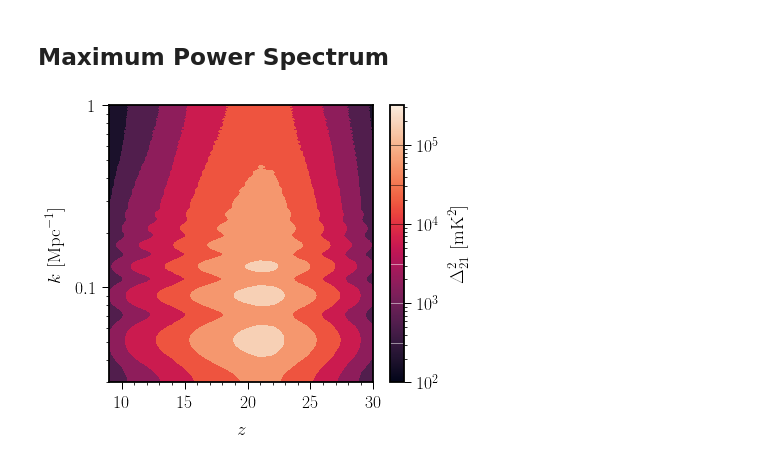
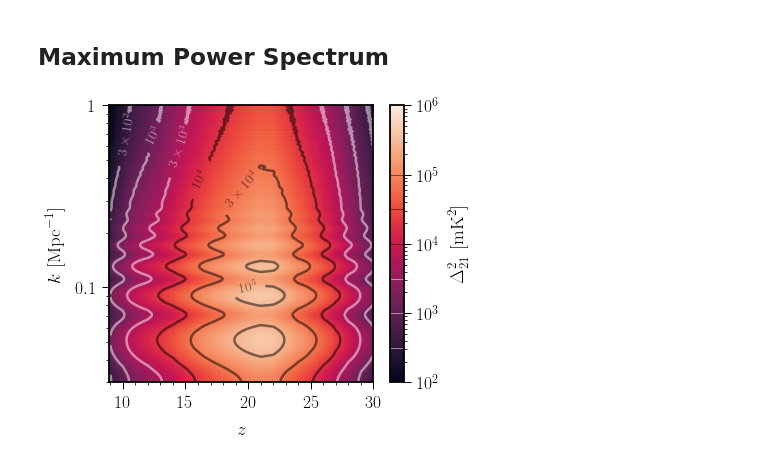
Before and after one commit to hongwanliu/millicharged_DM_with_bath, a Jupyter notebook: notebooks/combine_diff_models.ipynb, the cells around one changed output. Drawn from its saved outputs; the diff is of its cells as text; code cells hidden in the pictures.

Commit message:
updated the last contour plot.

```diff
--- a/notebooks/combine_diff_models.ipynb
+++ b/notebooks/combine_diff_models.ipynb
@@ -512,6 +512,7 @@ T21_fluc = dill.load(open('/scratch/gpfs/hongwanl/millicharged_DM_with_bath/powe
 # %%
 from matplotlib import colors
 from matplotlib import cm
+from scipy.interpolate import interp2d
 
 
 # delta2_ary has dimensions 4096 x 22 x 90 x 10, k_ary x zlis x Qlis x mmlis
@@ -536,33 +537,54 @@ plt.ylabel(r'$k$ [Mpc$^{-1}$]')
 # for l, s in zip(cplot.levels, strs):
 
 #     fmt[l] = s
 
 ax = plt.gca()
 
 data = np.nanmax(max_power_spec_ary, axis=0)*1e6
 data[data < 0] = 1e-100
 
-cplot = ax.contourf(zlis, k_ary, data, [1e2, 10**(2.5), 1e3, 10**(3.5), 1e4, 10**(4.5), 1e5, 10**(5.5)], cmap='rocket', norm=colors.LogNorm())
+zlis_fine = np.arange(9, 30, 0.2)
+
+data_fine_interp = interp2d(zlis, k_ary, data)
+
+# cplot = ax.contourf(zlis, k_ary, data, [1e2, 10**(2.5), 1e3, 10**(3.5), 1e4, 10**(4.5), 1e5, 10**(5.5)], cmap='rocket', norm=colors.LogNorm())
+cplot = ax.pcolor(zlis_fine, k_ary, data_fine_interp(zlis_fine, k_ary), cmap='rocket', norm=colors.LogNorm(vmin=1e2, vmax=10**(5.5)))
+cs1 = ax.contour(zlis, k_ary, data, [10**(2.5), 1e3, 10**(3.5)], colors='w', alpha=0.5)
+
+fmt = {}
+strs = [r'$3 \times 10^2$', r'$10^3$', r'$3 \times 10^3$']
+for l, s in zip(cs1.levels, strs):
+    fmt[l] = s
+
+ax.clabel(cs1, fmt=fmt, colors='w', fontsize=14, manual=[(10, 0.7), (12, 0.7), (14, 0.6)], inline_spacing=13)
+
+cs2 = ax.contour(zlis, k_ary, data, [1e4, 10**(4.5), 1e5], colors='k', alpha=0.5)
+fmt = {}
+strs = [r'$10^4$', r'$3 \times 10^4$', r'$10^5$']
+for l, s in zip(cs2.levels, strs):
+    fmt[l] = s
+
+ax.clabel(cs2, fmt=fmt, colors='k', fontsize=14, manual=[(16, 0.4), (19, 0.4), (20, 0.1)], inline_spacing=13)
 
 
 ax.tick_params(axis='x', direction='out', which='both', top=False)
 ax.tick_params(axis='y', direction='out', which='both', right=False)
 
 # ax.tick_params(axis='y', colors='w', which='both')
 # plt.setp(ax.get_yticklabels(), color='k')
 
-cbar = plt.colorbar(cm.ScalarMappable(norm=colors.LogNorm(vmin=1e2, vmax=10**(5.5)), cmap='rocket'), ax=ax)
+cbar = plt.colorbar(cm.ScalarMappable(norm=colors.LogNorm(vmin=1e2, vmax=10**6), cmap='rocket'), ax=ax)
 cbar.set_label(r'$\Delta_{21}^2$ [mK$^2$]')
 cbar.ax.plot([0,1], [10**(2.5), 10**(2.5)], 'w', linewidth=0.5)
 cbar.ax.plot([0,1], [10**(3), 10**(3)], 'w', linewidth=0.5)
 cbar.ax.plot([0,1], [10**(3.5), 10**(3.5)], 'w', linewidth=0.5)
 cbar.ax.plot([0,1], [10**(4), 10**(4)], 'k', linewidth=0.5)
 cbar.ax.plot([0,1], [10**(4.5), 10**(4.5)], 'k', linewidth=0.5)
 cbar.ax.plot([0,1], [10**(5), 10**(5)], 'k', linewidth=0.5)
 cbar.ax.tick_params(axis='y', direction='out', which='both')
 
 plt.tight_layout()
 
 plt.savefig('plots/max_power_spec.pdf')
 # %% [output]
-[figure, old version]
+[figure, new version]
```
Also changed, not shown: 4 other files.
